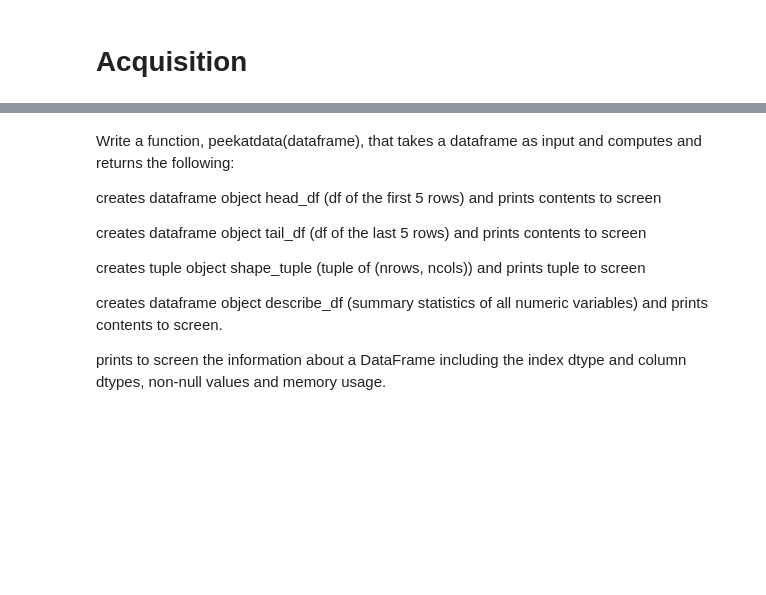
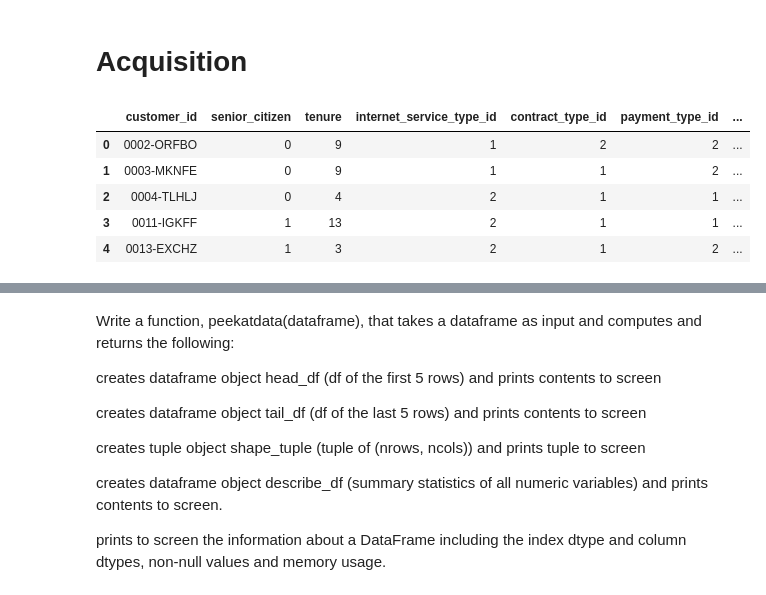
Before and after one commit to classification-project-steven-nicole/classification_project, a Jupyter notebook: classification_project-nicole.ipynb, the cells around one changed output, grey strips where cells are left out. Drawn from its saved outputs; the diff is of its cells as text; code cells hidden in the pictures; blank space fills up the shorter version.

```diff
--- a/classification_project-nicole.ipynb
+++ b/classification_project-nicole.ipynb
@@ -27,8 +29,16 @@ import prep
 # Acquisition
 # %%
 # Get churn data from customers table
-df = pd.read_csv('telco_churn_customers.csv')
+df = acquire.get_telco_data()
 df = prep.prep_telco(df) # data prep from prep.py file
+df.head()
+# %% [output]
+|  | customer_id | senior_citizen | tenure | internet_service_type_id | contract_type_id | payment_type_id | ... |
+| 0 | 0002-ORFBO | 0 | 9 | 1 | 2 | 2 | ... |
+| 1 | 0003-MKNFE | 0 | 9 | 1 | 1 | 2 | ... |
+| 2 | 0004-TLHLJ | 0 | 4 | 2 | 1 | 1 | ... |
+| 3 | 0011-IGKFF | 1 | 13 | 2 | 1 | 1 | ... |
+| 4 | 0013-EXCHZ | 1 | 3 | 2 | 1 | 2 | ... |
 # %%
 df.drop(columns='customer_id', axis=1, inplace=True)
 # %%
```
Also changed, not shown: parts of 9 cells of this notebook.
